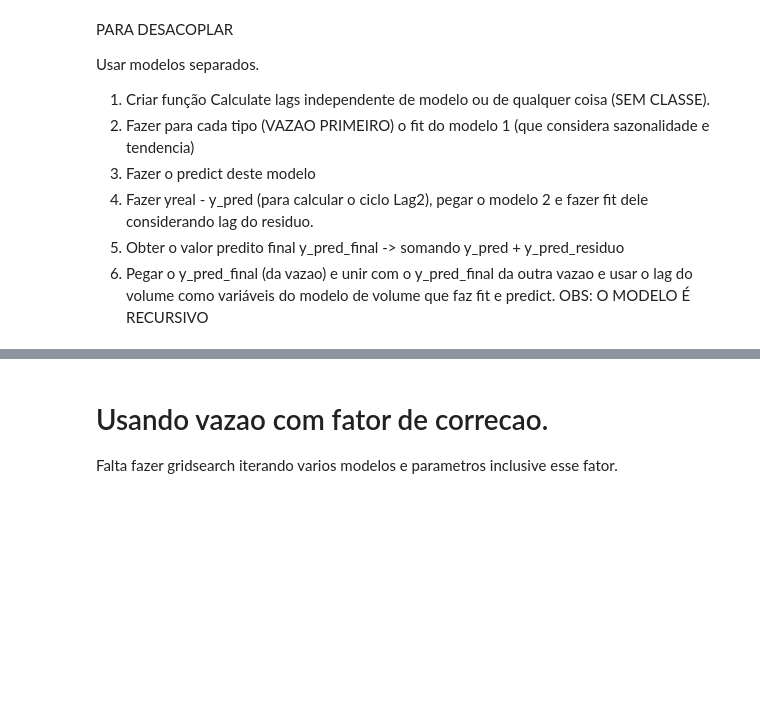
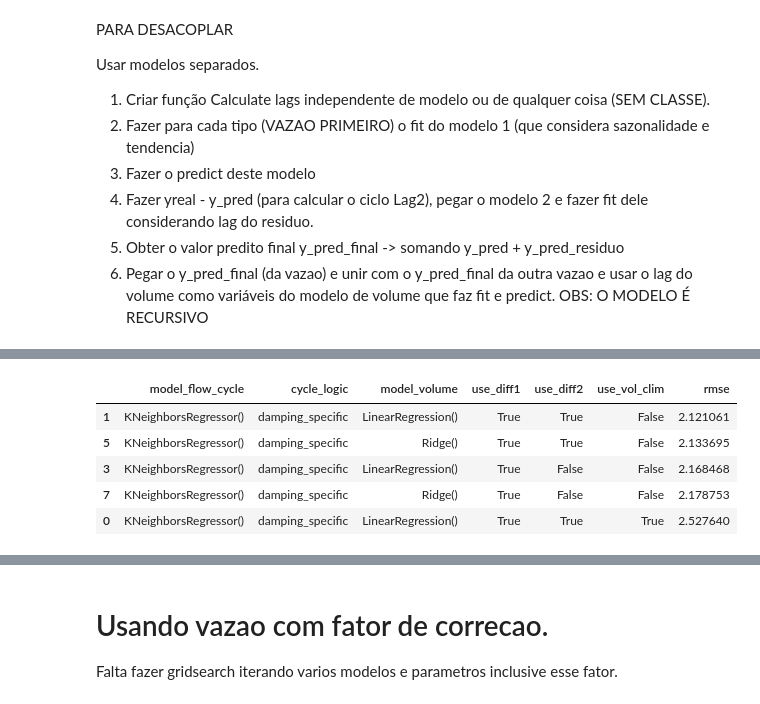
Before and after one commit to Andre-do-Amaral/tcc, a Jupyter notebook: analise/treino-modelo-final/treino-modelo-final.ipynb, the cells around one changed output, grey strips where cells are left out. Cells and saved outputs as stored; diff of their text form; code cells hidden in the pictures; blank space fills up the shorter version.

```diff
--- a/analise/treino-modelo-final/treino-modelo-final.ipynb
+++ b/analise/treino-modelo-final/treino-modelo-final.ipynb
@@ -28,10 +27,14 @@ from utils.common import ModeloPrevisaoVolume
 # %% [markdown]
 # Importação dos dados
 # %%
+# Ignore warnings that match the specified criteria
+warnings.filterwarnings('ignore', message='.*deprecated.*', category=DeprecationWarning)
+# Issue a warning
+warnings.warn('This is a deprecated feature', DeprecationWarning)
+
 nome_coluna_volume = "Volume Útil Armazenado (%)"
 nome_coluna_vazao_natural = "Vazão Natural (m³/s)"
 nome_coluna_vazao_jusante = "Vazão Jusante (m³/s)"
 
 df = import_dataframe()
 df.set_index("Data", inplace=True)
-df = df[df.index >= "2018-01-01"]
@@ -418,5 +277,0 @@ df[nome_coluna_volume].plot()
-# %%
-k = df.reset_index()
-k = k[(k['Data']<='2014-03-01')|(k['Data']>='2016-02-15')]
-k.set_index('Data', inplace = True)
-k['Volume Útil Armazenado (%)'].plot()
@@ -424,0 +581,9 @@ df.reset_index()
+# %%
+df_results.head()
+# %% [output]
+|  | model_flow_cycle | cycle_logic | model_volume | use_diff1 | use_diff2 | use_vol_clim | rmse |
+| 1 | KNeighborsRegressor() | damping_specific | LinearRegression() | True | True | False | 2.121061 |
+| 5 | KNeighborsRegressor() | damping_specific | Ridge() | True | True | False | 2.133695 |
+| 3 | KNeighborsRegressor() | damping_specific | LinearRegression() | True | False | False | 2.168468 |
+| 7 | KNeighborsRegressor() | damping_specific | Ridge() | True | False | False | 2.178753 |
+| 0 | KNeighborsRegressor() | damping_specific | LinearRegression() | True | True | True | 2.527640 |
```
Also changed, not shown: parts of 26 cells of this notebook, 1 other file.
